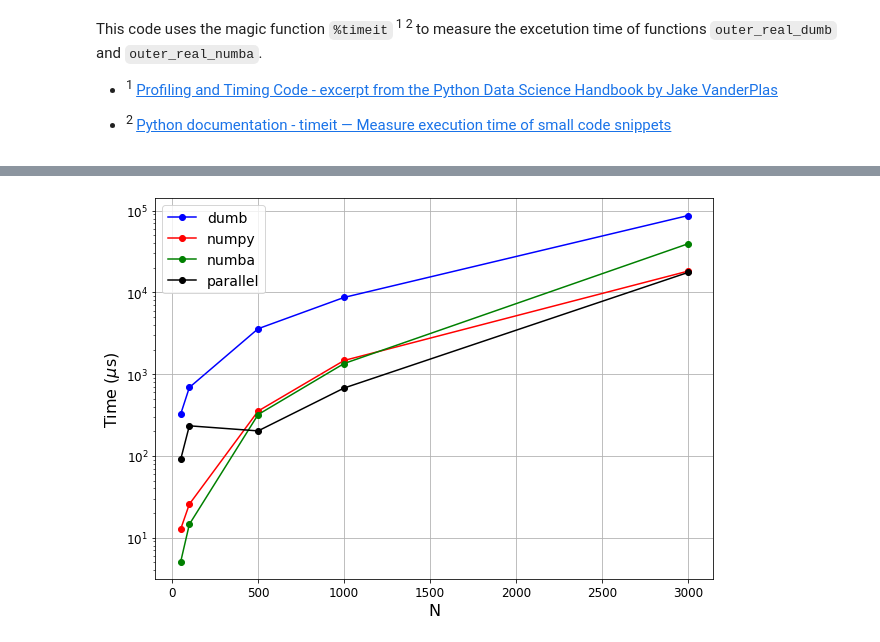
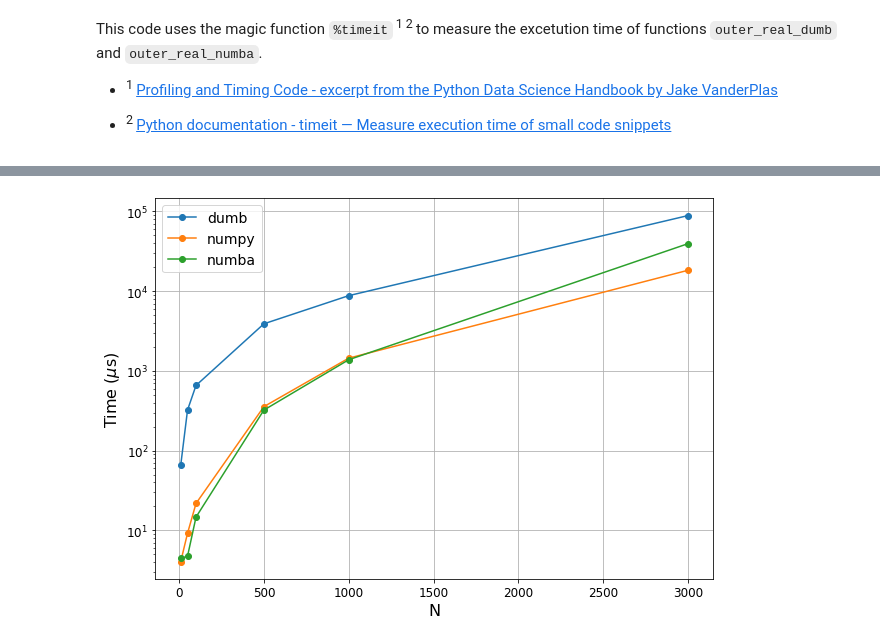
Before and after one commit to birocoles/matcomp, a Jupyter notebook: code/timing_outer_real.ipynb, the cells around one changed output, grey strips where cells are left out. Drawn from its saved outputs; the diff is of its cells as text; code cells hidden in the pictures.

Commit message:
tests with numba numpy and new functions for matvec_real

```diff
--- a/code/timing_outer_real.ipynb
+++ b/code/timing_outer_real.ipynb
@@ -13,24 +13,20 @@ import functions as fcs
 from tqdm.notebook import tqdm as tq # produce the progress bar
 # %%
 # number of elements forming the vectors
-N = np.array([50, 100, 500, 1000, 3000])
+N = np.array([10, 50, 100, 500, 1000, 3000])
 # %%
 list_time_dumb = []
 list_time_numpy = []
 list_time_numba = []
-list_time_parallel = []
 for Ni in tq(N):
     vector = np.ones(Ni)
     # outer_real_dumb
     time = %timeit -o fcs.outer_real_dumb(vector, vector)
     list_time_dumb.append(time.average)
-    # numpy.outer
-    time = %timeit -o np.outer(vector, vector)
+    # outer_real_numpy
+    time = %timeit -o fcs.outer_real_numpy(vector, vector)
     list_time_numpy.append(time.average)
     # outer_real_numba
     time = %timeit -o fcs.outer_real_numba(vector, vector)
     list_time_numba.append(time.average)
-    # outer_real_parallel
-    time = %timeit -o fcs.outer_real_parallel(vector, vector)
-    list_time_parallel.append(time.average)
 # %% [output]
@@ -62,16 +56,15 @@ list_time_parallel = np.array(list_time_parallel)
 # %%
 plt.figure(figsize=(10,7))
-plt.plot(N, list_time_dumb*1e6, 'bo-', label = 'dumb')
-plt.plot(N, list_time_numpy*1e6, 'ro-', label = 'numpy')
-plt.plot(N, list_time_numba*1e6, 'go-', label = 'numba')
-plt.plot(N, list_time_parallel*1e6, 'ko-', label = 'parallel')
+plt.plot(N, list_time_dumb*1e6, 'o-', label = 'dumb')
+plt.plot(N, list_time_numpy*1e6, 'o-', label = 'numpy')
+plt.plot(N, list_time_numba*1e6, 'o-', label = 'numba')
 plt.legend(loc = 'best', fontsize = 14)
 plt.xticks(fontsize = 12)
 plt.yticks(fontsize = 12)
 plt.xlabel('N', fontsize = 16)
 plt.ylabel('Time ($\mu$s)', fontsize = 16)
 plt.yscale('log')
 plt.grid()
 plt.show()
 # %% [output]
-[figure, old version]
+[figure, new version]
```
Also changed, not shown: parts of 2 cells of this notebook, 6 other files.
